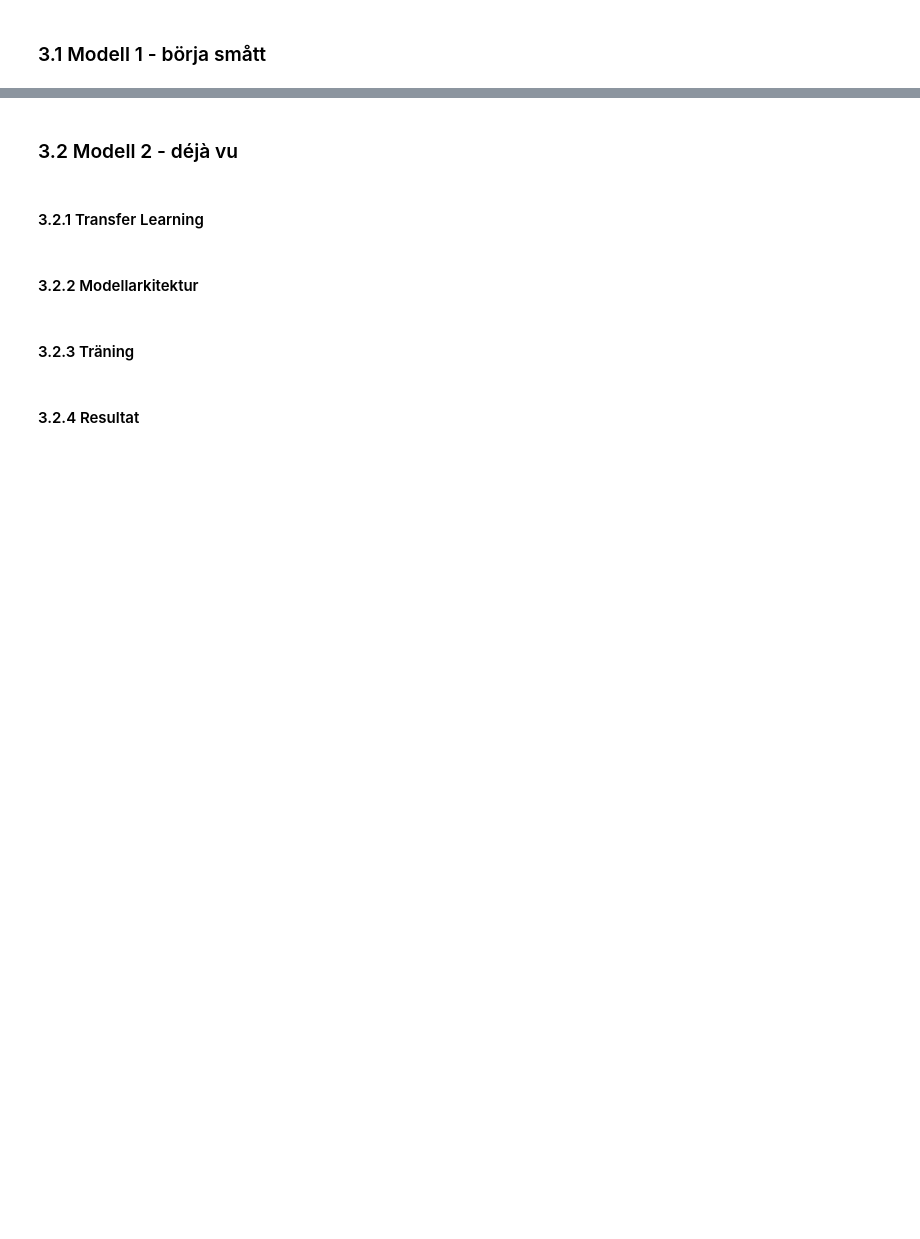
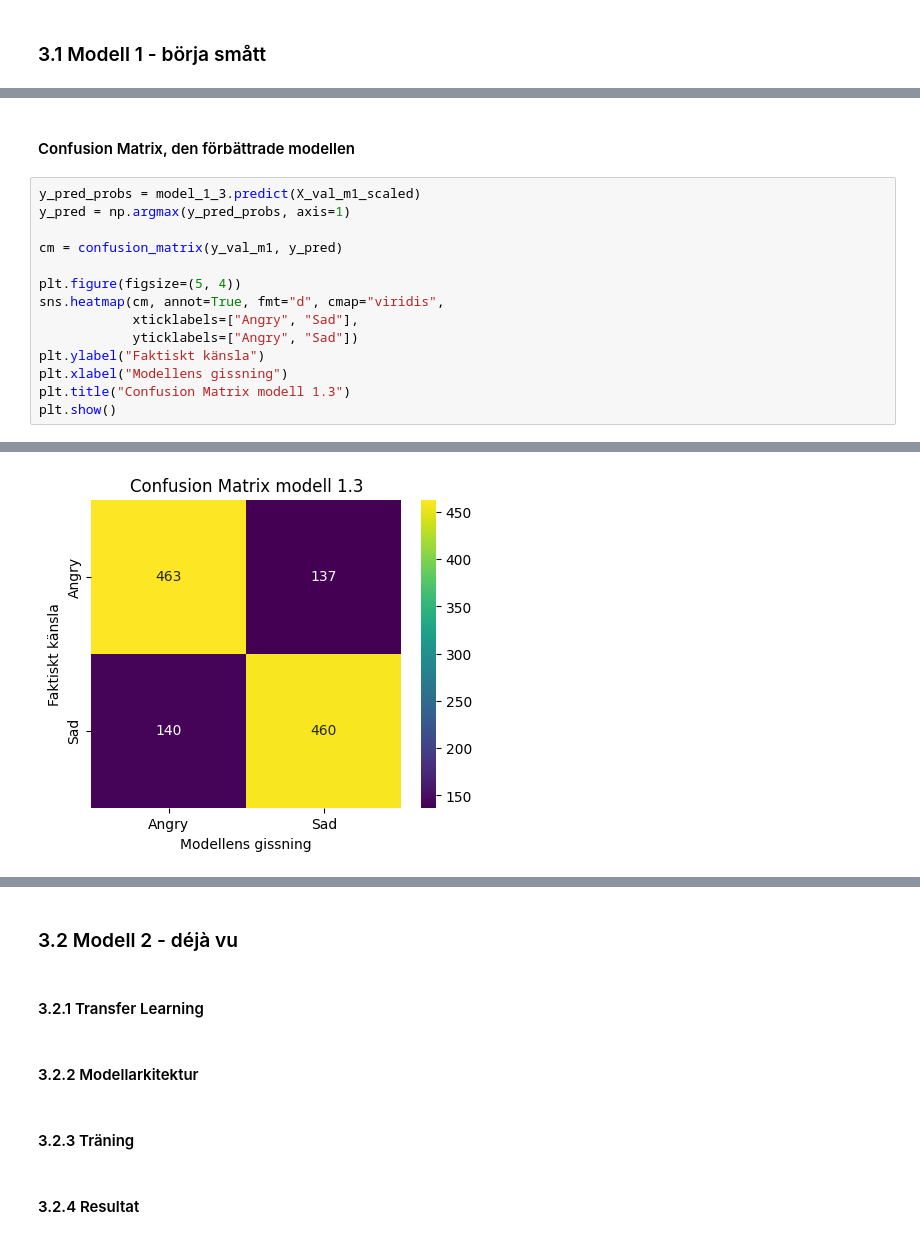
Before and after one commit to josefinoleryd/facial-expression-cnn, a Jupyter notebook: model-experiments-and-report.ipynb, the cells around one changed output, grey strips where cells are left out. Drawn from its saved outputs; the diff is of its cells as text; blank space fills up the shorter version.

```diff
--- a/model-experiments-and-report.ipynb
+++ b/model-experiments-and-report.ipynb
@@ -561,0 +777,17 @@ Data till modell 2+ klar för träning! Form: (14748, 48, 48, 1)
+# %% [markdown]
+#### Confusion Matrix, den förbättrade modellen
+# %%
+y_pred_probs = model_1_3.predict(X_val_m1_scaled)
+y_pred = np.argmax(y_pred_probs, axis=1)
+
+cm = confusion_matrix(y_val_m1, y_pred)
+
+plt.figure(figsize=(5, 4))
+sns.heatmap(cm, annot=True, fmt="d", cmap="viridis",
+            xticklabels=["Angry", "Sad"],
+            yticklabels=["Angry", "Sad"])
+plt.ylabel("Faktiskt känsla")
+plt.xlabel("Modellens gissning")
+plt.title("Confusion Matrix modell 1.3")
+plt.show()
+# %% [output]
@@ -561,0 +795 @@ Data till modell 2+ klar för träning! Form: (14748, 48, 48, 1)
+[figure, added]
```
Also changed, not shown: parts of 24 cells of this notebook.
